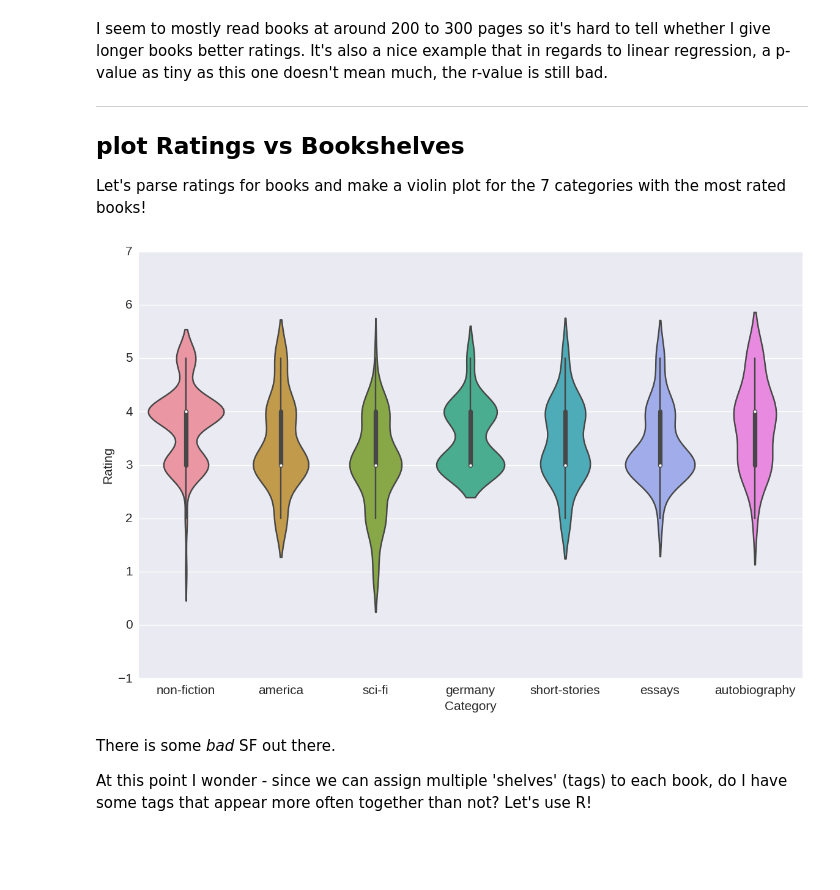
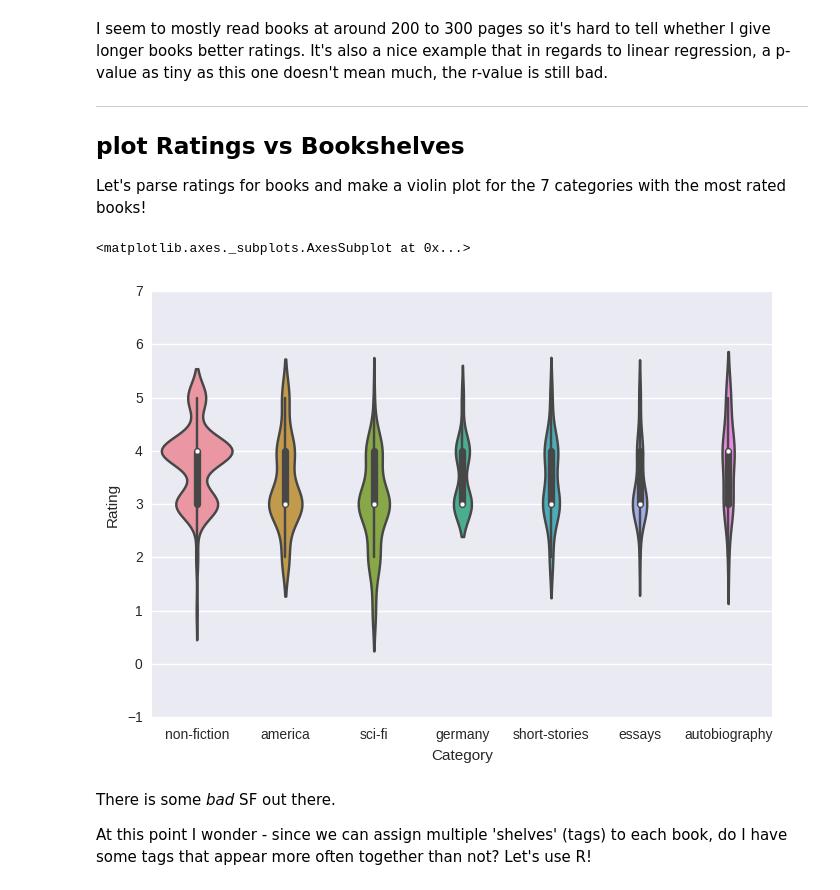
Before and after one commit to philippbayer/Goodreads_visualization, a Jupyter notebook: README.ipynb, the cells around one changed output. Saved outputs shown, nothing was run; the diff lists cells and outputs as text; code cells hidden in the pictures; blank space fills up the shorter version.

```diff
--- a/README.ipynb
+++ b/README.ipynb
@@ -75,17 +75,8 @@ from sklearn.cluster import DBSCAN
 
 sns.set_palette("coolwarm")
 
-# change some plotting defaults
-rcParams["figure.figsize"] = [14, 9]
-rcParams["axes.labelsize"] = 15.0
-rcParams["axes.titlesize"] = 15.0
-rcParams['xtick.labelsize'] = 15
-rcParams['ytick.labelsize'] = 15
-rcParams['font.size'] = 15
-
+# for plotting images
 from IPython.display import Image
-import requests
-import matplotlib.image as mpimg
 # %% [output]
 Populating the interactive namespace from numpy and matplotlib
 # %% [markdown]
@@ -142,38 +133,37 @@ shelves_ratings = defaultdict(list) # key: shelf-name, value: list of ratings
 shelves_counter = Counter() # counts how many books on each shelf
 shelves_to_names = defaultdict(list) # key: shelf-name, value: list of book names
 
 for index, row in cleaned_df.iterrows():
     my_rating = row["My Rating"]
     if my_rating == 0:
         continue
     if pd.isnull(row["Bookshelves"]):
         continue
 
     shelves = row["Bookshelves"].split(",")
 
     for s in shelves:
         # empty shelf?
         if not s: continue
         s = s.strip() # I had "non-fiction" and " non-fiction"
         shelves_ratings[s].append(my_rating)
         shelves_counter[s] += 10
         shelves_to_names[s].append(row.Title)
 
 names = []
 ratings = []
 for name, _ in shelves_counter.most_common(CATEGORIES):
     for number in shelves_ratings[name]:
         names.append(name)
         ratings.append(number)
 
 full_table = pd.DataFrame({"Category":names, "Rating":ratings})
 
-sns.violinplot(x = "Category", y = "Rating", data=full_table)
-# older versions of seaborn throw up here with
-# TypeError: violinplot() missing 1 required positional argument: 'vals'
-pylab.show()
+# if we don't use scale=count here then each violin has the same area
+sns.violinplot(x = "Category", y = "Rating", data=full_table, scale='count')
 # %% [output]
+<matplotlib.axes._subplots.AxesSubplot at 0x...>
-[figure, old version]
+[figure, new version]
 # %% [markdown]
 There is some *bad* SF out there.
 
```
Also changed, not shown: parts of 19 cells of this notebook, 18 other files.
